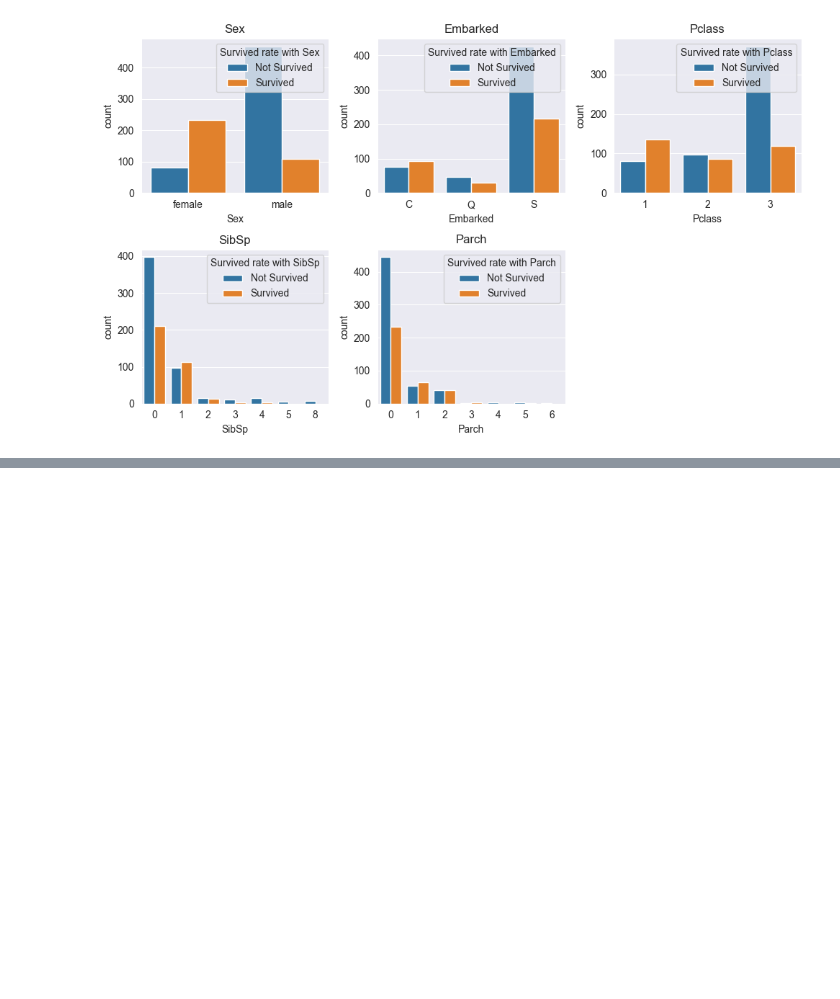
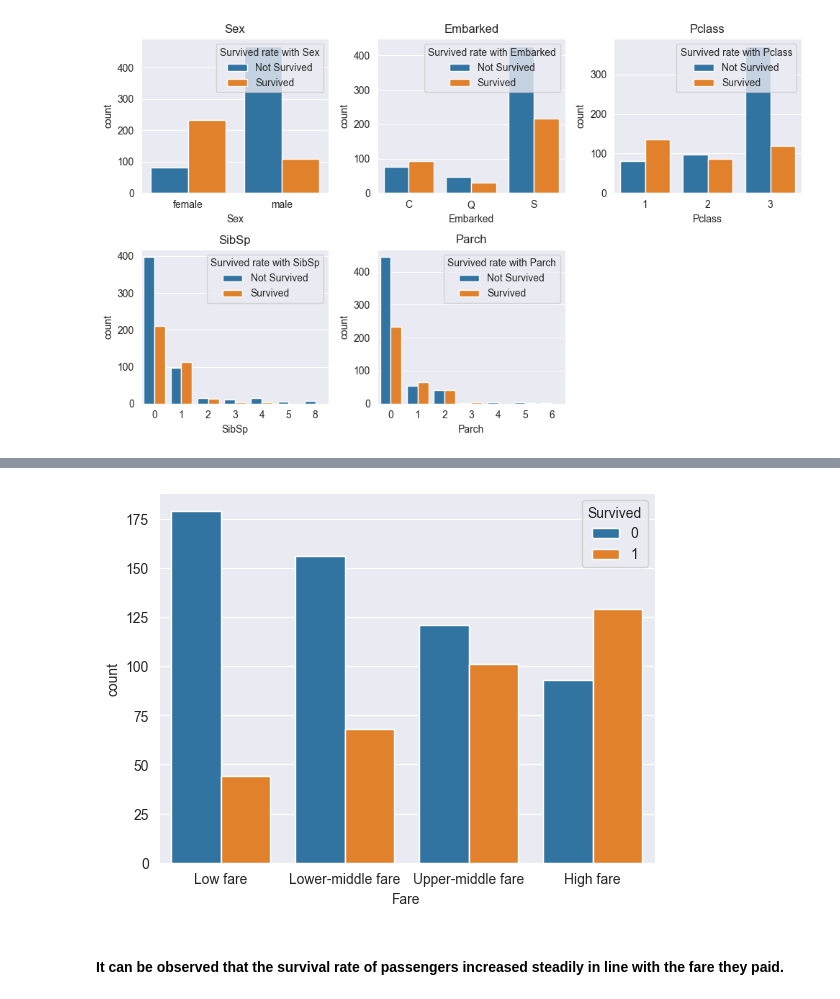
Before and after one commit to trieutienthanh284/Titanic-Machine-Learning-from-Disaster-, a Jupyter notebook: sample.ipynb, the cells around one changed output, grey strips where cells are left out. Drawn from its saved outputs; the diff is of its cells as text; code cells hidden in the pictures; blank space fills up the shorter version.

```diff
--- a/sample.ipynb
+++ b/sample.ipynb
@@ -156,0 +185,8 @@ plt.tight_layout()
+# %%
+fare_category = ['Low fare', 'Lower-middle fare', 'Upper-middle fare', 'High fare']
+fare_class = pd.qcut(train_df['Fare'], 4, labels = fare_category)
+sns.countplot(data = train_df, x = fare_class, hue = 'Survived');
+# %% [output]
+[figure, added]
+# %% [markdown]
+#### It can be observed that the survival rate of passengers increased steadily in line with the fare they paid.
```
Also changed, not shown: parts of 7 cells of this notebook.
